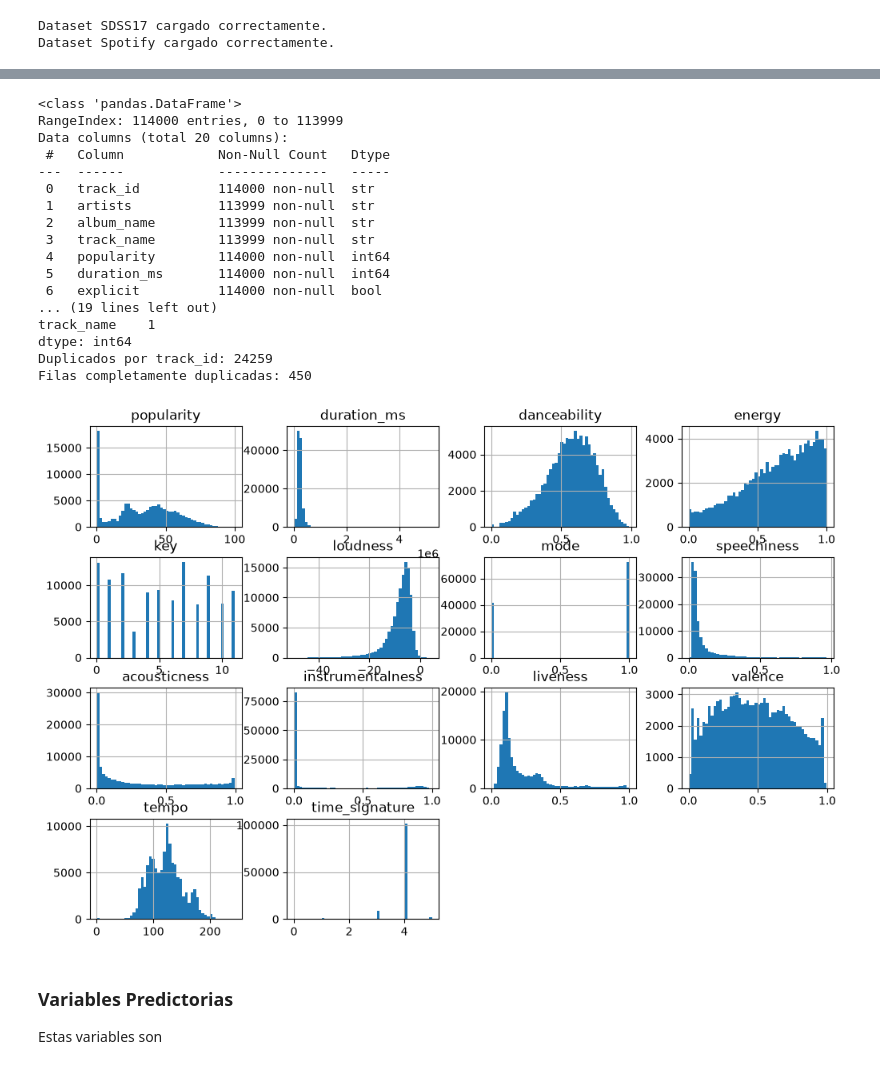
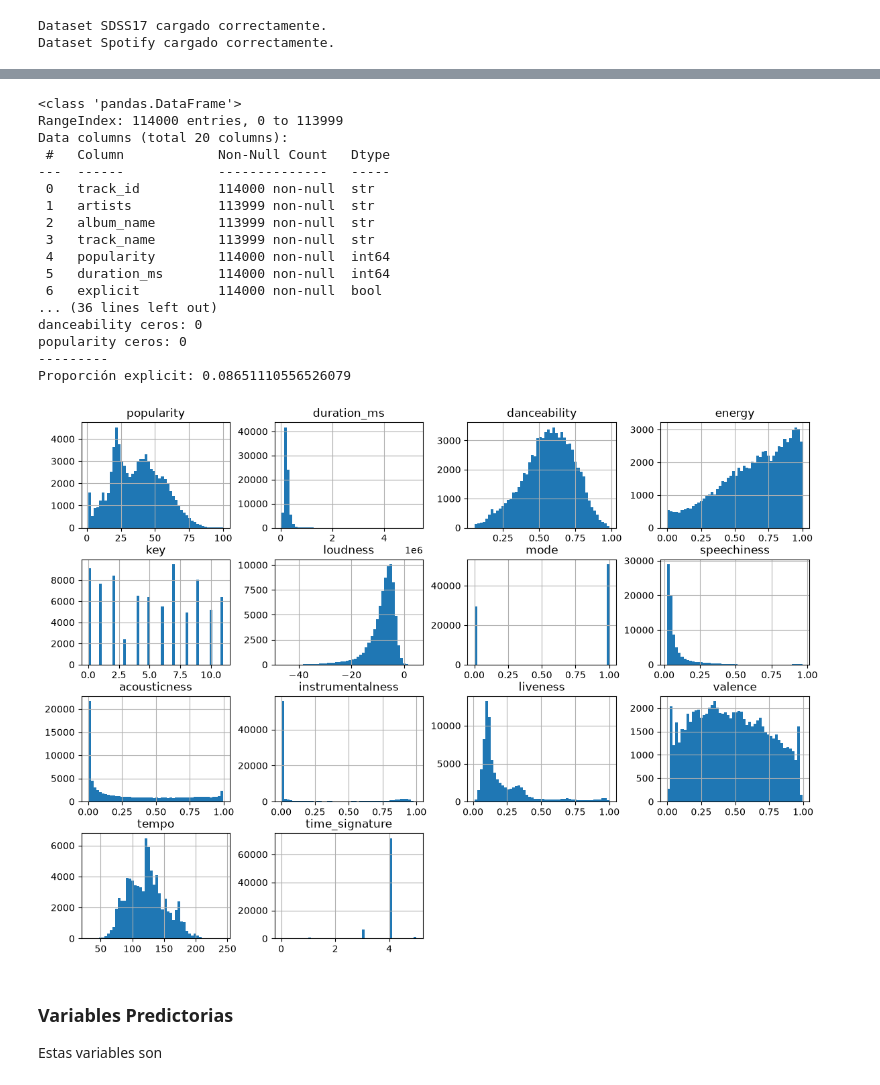
Before and after one commit to AH0106/Tarea2_IA, a Jupyter notebook: notebooks/tarea2.ipynb, the cells around one changed output, grey strips where cells are left out. Saved outputs shown, nothing was run; the diff lists cells and outputs as text; code cells hidden in the pictures.

Commit message:
Limpieza completa de datos para la pregunta 1

```diff
--- a/notebooks/tarea2.ipynb
+++ b/notebooks/tarea2.ipynb
@@ -112,17 +114,40 @@ df_spotify.describe()
 print("\nConteo de nulos por columna:")
 print(df_spotify.isnull().sum()[df_spotify.isnull().sum() > 0])
 
+print("---------")
 # Limpieza
-df_spotify['track_id'].duplicated().sum()
 print("Duplicados por track_id:", df_spotify['track_id'].duplicated().sum())
 print("Filas completamente duplicadas:", df_spotify.duplicated().sum())
 
-#print(df_spotify.dropna(axis=0, how="any"))
+print("---------")
 
- # Eleccion de variables predictorias
-#attributes = [ 'energy','danceability','speechiness','loudness', 'instrumentalness', 'valence' ]
-#scatter_matrix(df_spotify[attributes], figsize=(12, 8))
-#plt.show()
+df_clean = df_spotify.drop_duplicates(subset='track_id', keep=('first')).copy()
+print("Filas:", len(df_clean))
+print("Duplicados restantes: ", df_clean['track_id'].duplicated().sum())
+
+print("---------")
+
+for c in ['tempo', 'duration_ms', 'danceability']:
+    print(c, "ceros:", (df_clean[c] == 0).sum())
+
+
+print("---------")
+print("Antes:", len(df_clean))
+
+mask_valid = (df_clean['tempo'] != 0) & (df_clean['danceability'] != 0) & (df_clean['duration_ms'] != 0) & (df_clean['popularity'] != 0)
+
+df_clean = df_clean[mask_valid]
+
+print("Después:", len(df_clean))
+
+
+for c in ['tempo', 'duration_ms', 'danceability', 'popularity']:
+    print(c, "ceros:", (df_clean[c] == 0).sum())
+
+
+print("---------")
+
+print("Proporción explicit:", df_clean['explicit'].mean())
 # %% [output]
 <class 'pandas.DataFrame'>
 RangeIndex: 114000 entries, 0 to 113999
@@ -136,17 +161,17 @@ Data columns (total 20 columns):
  4   popularity        114000 non-null  int64
  5   duration_ms       114000 non-null  int64
  6   explicit          114000 non-null  bool
-... (19 lines left out)
-track_name    1
-dtype: int64
-Duplicados por track_id: 24259
-Filas completamente duplicadas: 450
+... (36 lines left out)
+danceability ceros: 0
+popularity ceros: 0
+---------
+Proporción explicit: 0.08651110556526079
 # %%
 
-df_spotify.hist(bins=50, figsize=(12,8))
+df_clean.hist(bins=50, figsize=(14,10))
 plt.show()
 # %% [output]
-[figure, old version]
+[figure, new version]
 # %% [markdown]
 ### Variables Predictorias
 
```
Also changed, not shown: parts of 10 cells of this notebook.
